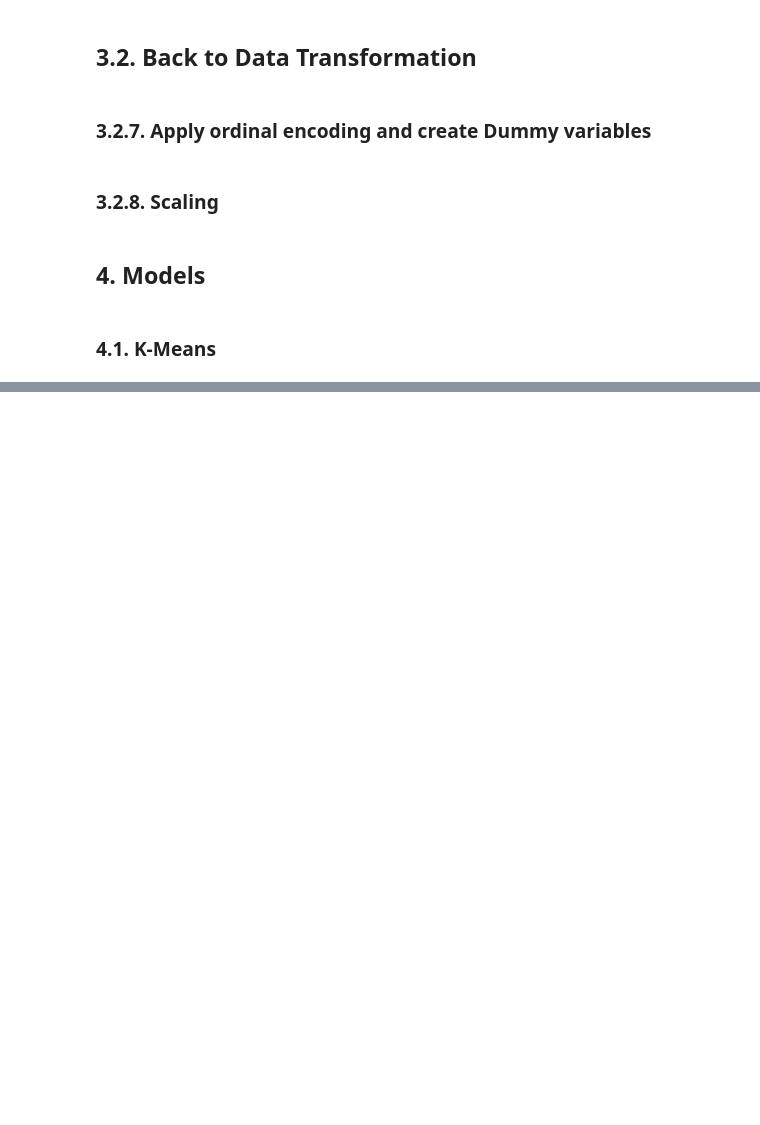
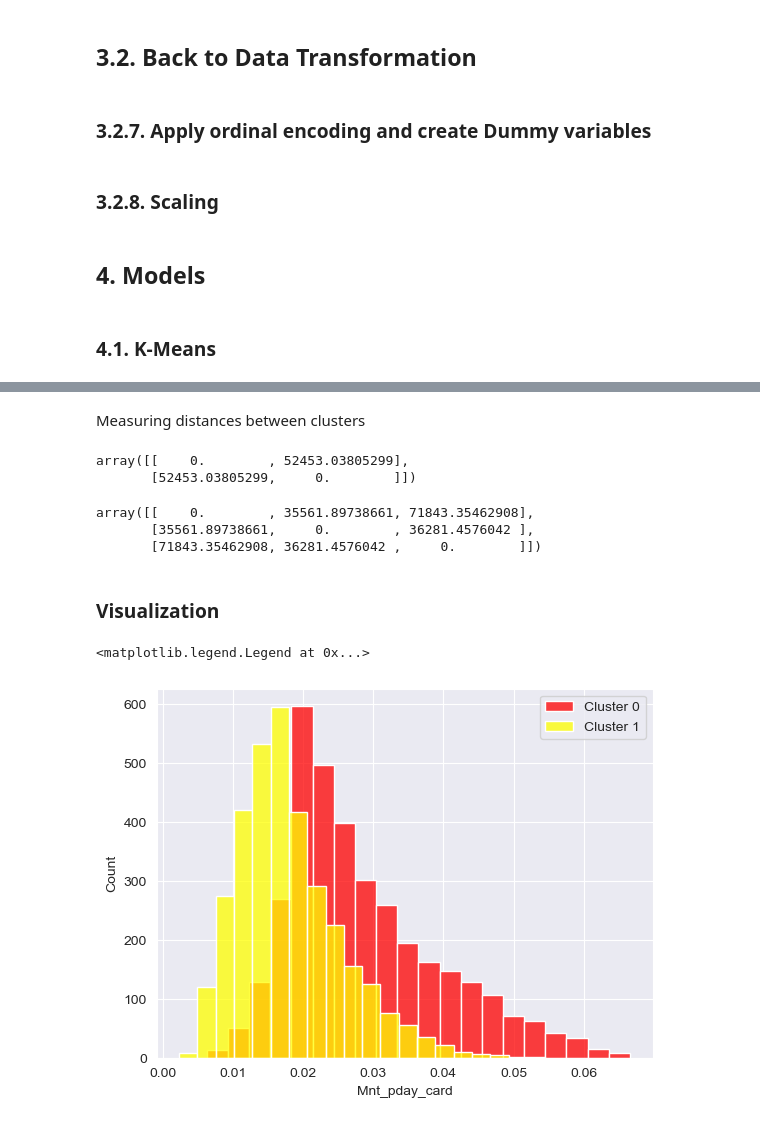
Before and after one commit to MikeOlhao/DSML_projeto, a Jupyter notebook: DSML_202223_Clusters_Group09_Notebook_semgraficos.ipynb, the cells around one changed output, grey strips where cells are left out. Drawn from its saved outputs; the diff is of its cells as text; code cells hidden in the pictures; blank space fills up the shorter version.

```diff
--- a/DSML_202223_Clusters_Group09_Notebook_semgraficos.ipynb
+++ b/DSML_202223_Clusters_Group09_Notebook_semgraficos.ipynb
@@ -463,0 +959,5 @@ dfTF.groupby(['Compare']).size().reset_index(name='counts') #TODO perguntar sobr
+# %%
+df_value_k2 = df_value.copy()
+model_k2 = sk.cluster.KMeans(n_clusters = 2, random_state = 1).fit(df_value_k2)
+# %%
+df_value_k2["label"] = model_k2.labels_
@@ -463,0 +1005,29 @@ dfTF.groupby(['Compare']).size().reset_index(name='counts') #TODO perguntar sobr
+# %% [markdown]
+Measuring distances between clusters
+# %%
+from sklearn.metrics.pairwise import euclidean_distances
+
+dists_k2 = euclidean_distances(model_k2.cluster_centers_)
+dists_k2
+# %% [output]
+array([[    0.        , 52453.03805299],
+       [52453.03805299,     0.        ]])
+# %%
+dists_k3 = euclidean_distances(model_k3.cluster_centers_)
+dists_k3
+# %% [output]
+array([[    0.        , 35561.89738661, 71843.35462908],
+       [35561.89738661,     0.        , 36281.4576042 ],
+       [71843.35462908, 36281.4576042 ,     0.        ]])
+# %% [markdown]
+### Visualization
+# %%
+cluster0 = df_value_k2[df_value_k2.label == 0]
+cluster1 = df_value_k2[df_value_k2.label == 1]
+# %%
+sns.histplot(cluster0['Mnt_pday_card'],color='red',label='Cluster 0', bins = 20)
+sns.histplot(cluster1['Mnt_pday_card'],color='yellow',label='Cluster 1', bins = 20)
+plt.legend()
+# %% [output]
+<matplotlib.legend.Legend at 0x...>
+[figure, added]
```
Also changed, not shown: parts of 80 cells of this notebook.
